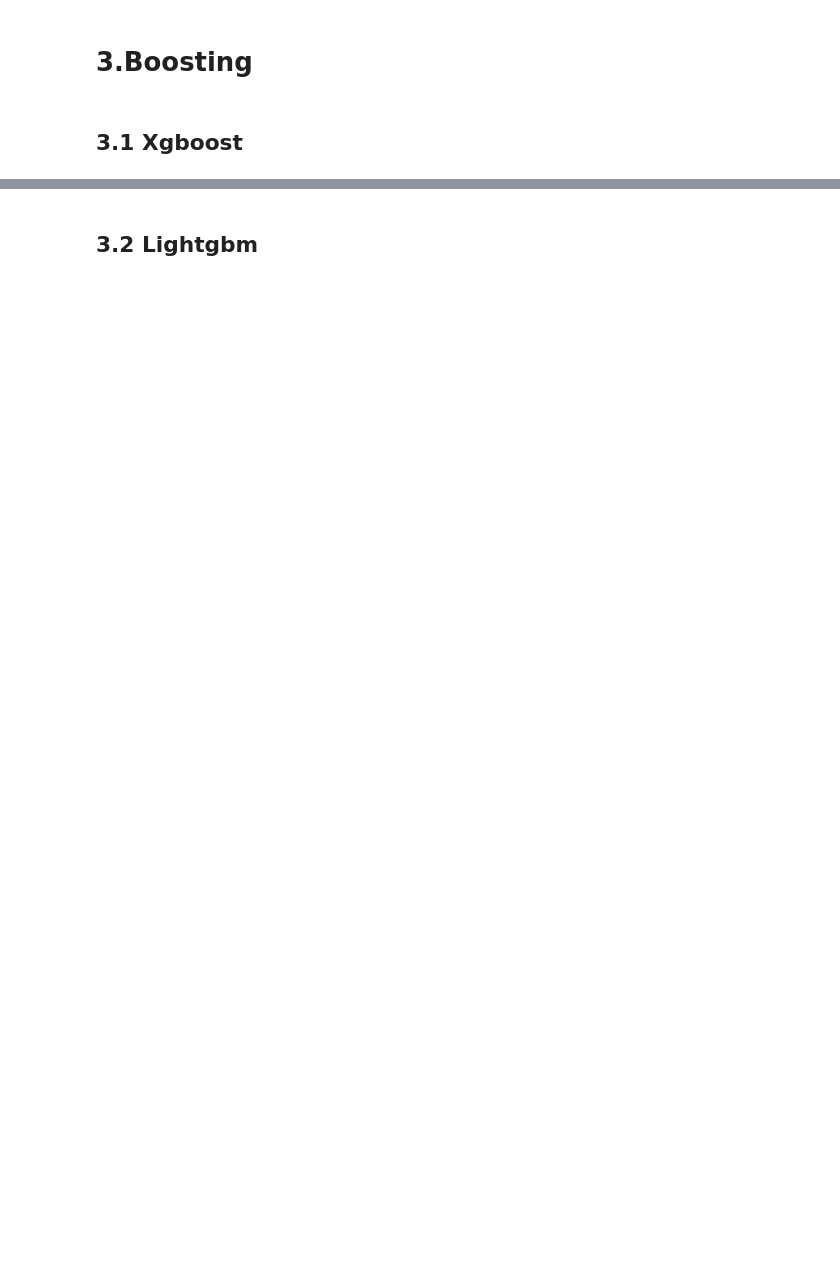
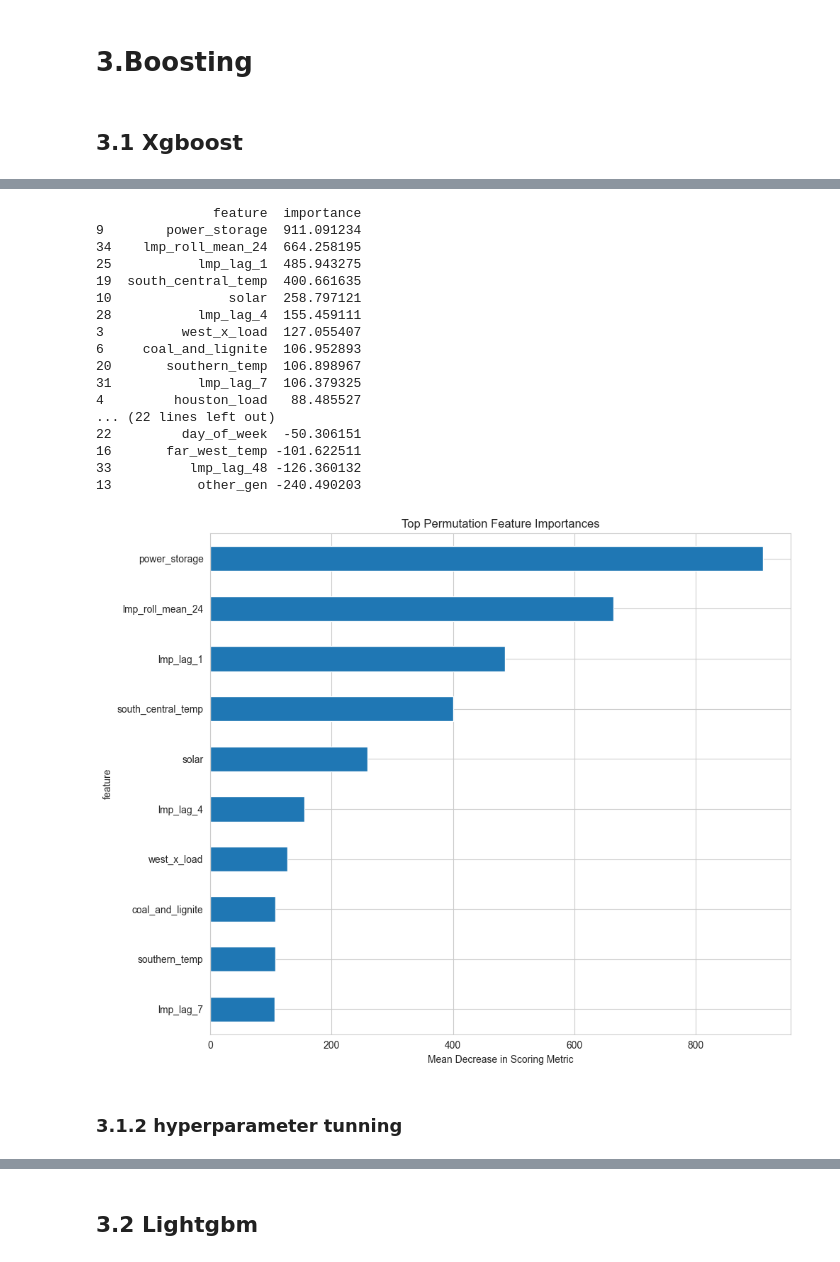
Before and after one commit to jessalynlc/IDS705_final_project, a Jupyter notebook: data_scrape.ipynb, the cells around one changed output, grey strips where cells are left out. Saved outputs shown, nothing was run; the diff lists cells and outputs as text; code cells hidden in the pictures; blank space fills up the shorter version.

```diff
--- a/data_scrape.ipynb
+++ b/data_scrape.ipynb
@@ -545,0 +367,60 @@ print(f" MAE:  {mae:.4f}")
+# %%
+from sklearn.inspection import permutation_importance
+import pandas as pd
+import matplotlib.pyplot as plt
+
+
+result = permutation_importance(
+    model,
+    X_test,
+    y_test,
+    n_repeats=10,
+    random_state=42,
+    scoring='neg_mean_squared_error'
+)
+
+
+perm_df = pd.DataFrame({
+    'feature': X_test.columns,
+
+    'importance': result.importances_mean
+}).sort_values(by='importance', ascending=False)
+
+
+print(perm_df)
+
+
+top_n = 10
+perm_df.head(top_n).plot(
+    kind='barh',
+    x='feature',
+    y='importance',
+    figsize=(10, 8),
+    legend=False
+)
+plt.title("Top Permutation Feature Importances")
+plt.gca().invert_yaxis()
+plt.xlabel("Mean Decrease in Scoring Metric")
+plt.tight_layout()
+plt.show()
+# %% [output]
+               feature  importance
+9        power_storage  911.091234
+34    lmp_roll_mean_24  664.258195
+25           lmp_lag_1  485.943275
+19  south_central_temp  400.661635
+10               solar  258.797121
+28           lmp_lag_4  155.459111
+3          west_x_load  127.055407
+6     coal_and_lignite  106.952893
+20       southern_temp  106.898967
+31           lmp_lag_7  106.379325
+4         houston_load   88.485527
+... (22 lines left out)
+22         day_of_week  -50.306151
+16       far_west_temp -101.622511
+33          lmp_lag_48 -126.360132
+13           other_gen -240.490203
+[figure, added]
+# %% [markdown]
+### 3.1.2 hyperparameter tunning
```
Also changed, not shown: parts of 47 cells of this notebook, 2 other files.
